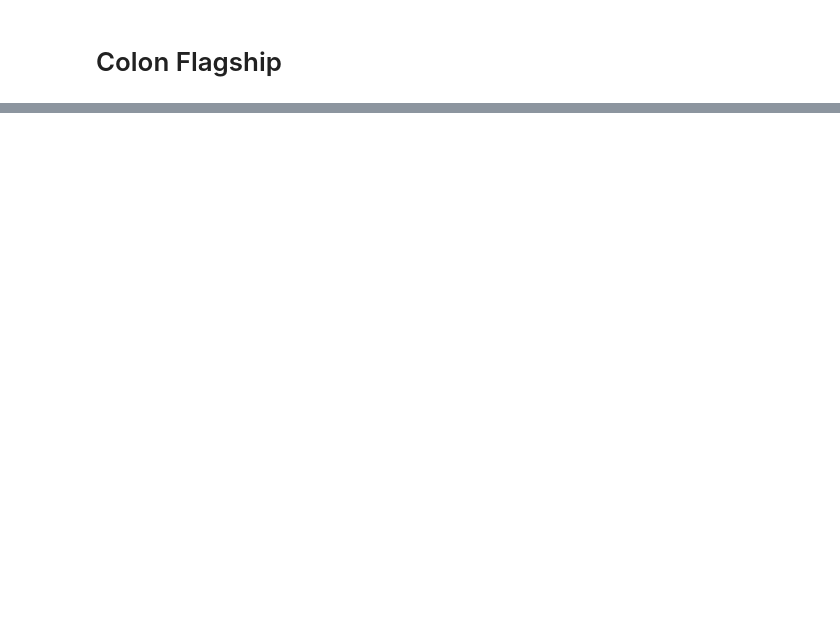
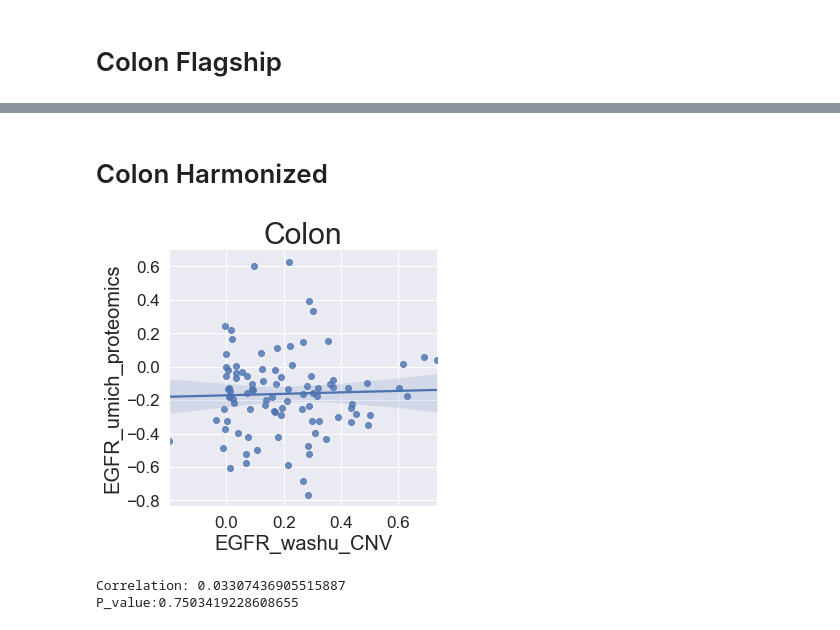
Before and after one commit to PayneLab/WhenMutationsDontMatter, a Jupyter notebook: Computational_Artifacts/Flagship_vs_Pancan_cis_effect.ipynb, the cells around one changed output, grey strips where cells are left out. Saved outputs shown, nothing was run; the diff lists cells and outputs as text; code cells hidden in the pictures; blank space fills up the shorter version.

```diff
--- a/Computational_Artifacts/Flagship_vs_Pancan_cis_effect.ipynb
+++ b/Computational_Artifacts/Flagship_vs_Pancan_cis_effect.ipynb
@@ -237,0 +250,12 @@ P_value:0.006112209575176951
+# %% [markdown]
+# Colon Harmonized
+# %%
+prot_CNV_Tumor = pc_col.join_omics_to_omics(df1_name = "proteomics", df1_source = "umich", df2_name = "CNV", df2_source = "washu", genes1 = "EGFR", genes2 = "EGFR", tissue_type = "tumor")
+drop = ['Database_ID']
+prot_CNV_Tumor = u.reduce_multiindex(df=prot_CNV_Tumor, levels_to_drop=drop)
+p.plot_pearson(prot_CNV_Tumor,"EGFR_washu_CNV","EGFR_umich_proteomics", hue = "none", title = "Colon" , ra_stats = False, show_plot = True, save_file_name = "png_files/cis_pancan_colon")
+print_stats(prot_CNV_Tumor,"EGFR_washu_CNV","EGFR_umich_proteomics")
+# %% [output]
+[figure, added]
+Correlation: 0.03307436905515887
+P_value:0.7503419228608655
```
Also changed, not shown: parts of 17 cells of this notebook, 20 other files.
